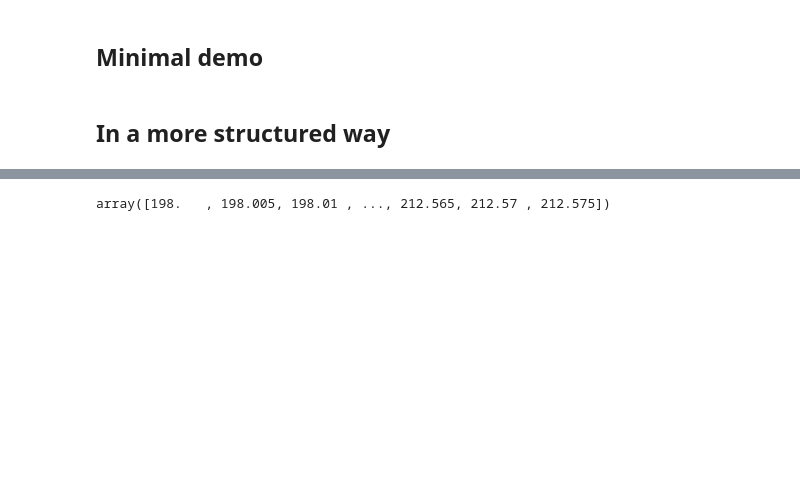
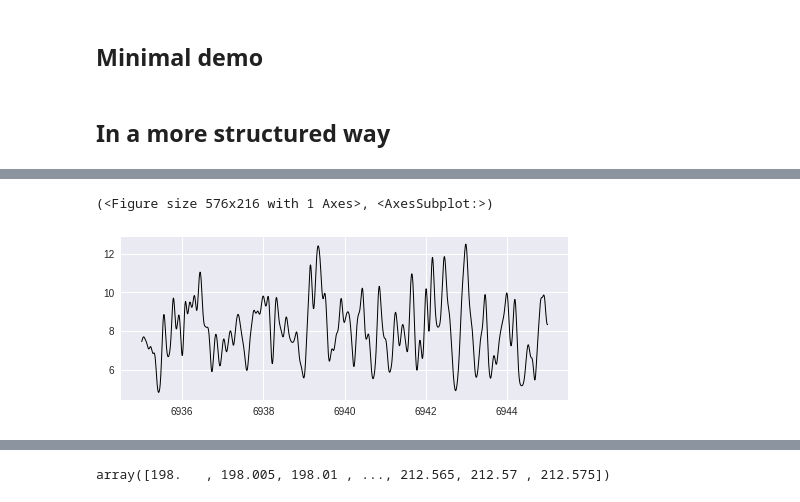
Before and after one commit to yzerlaut/Network_State_Index, a Jupyter notebook: demo/Allen-Neuropixels-dataset.ipynb, the cells around one changed output, grey strips where cells are left out. Cells and saved outputs as stored; diff of their text form; code cells hidden in the pictures; blank space fills up the shorter version.

```diff
--- a/demo/Allen-Neuropixels-dataset.ipynb
+++ b/demo/Allen-Neuropixels-dataset.ipynb
@@ -164,0 +174,5 @@ data = Data(0)
+# %%
+data.plot('pop_act', t0=6935, duration=10)
+# %% [output]
+(<Figure size 576x216 with 1 Axes>, <AxesSubplot:>)
+[figure, added]
```
Also changed, not shown: parts of 8 cells of this notebook, 1 other file.
